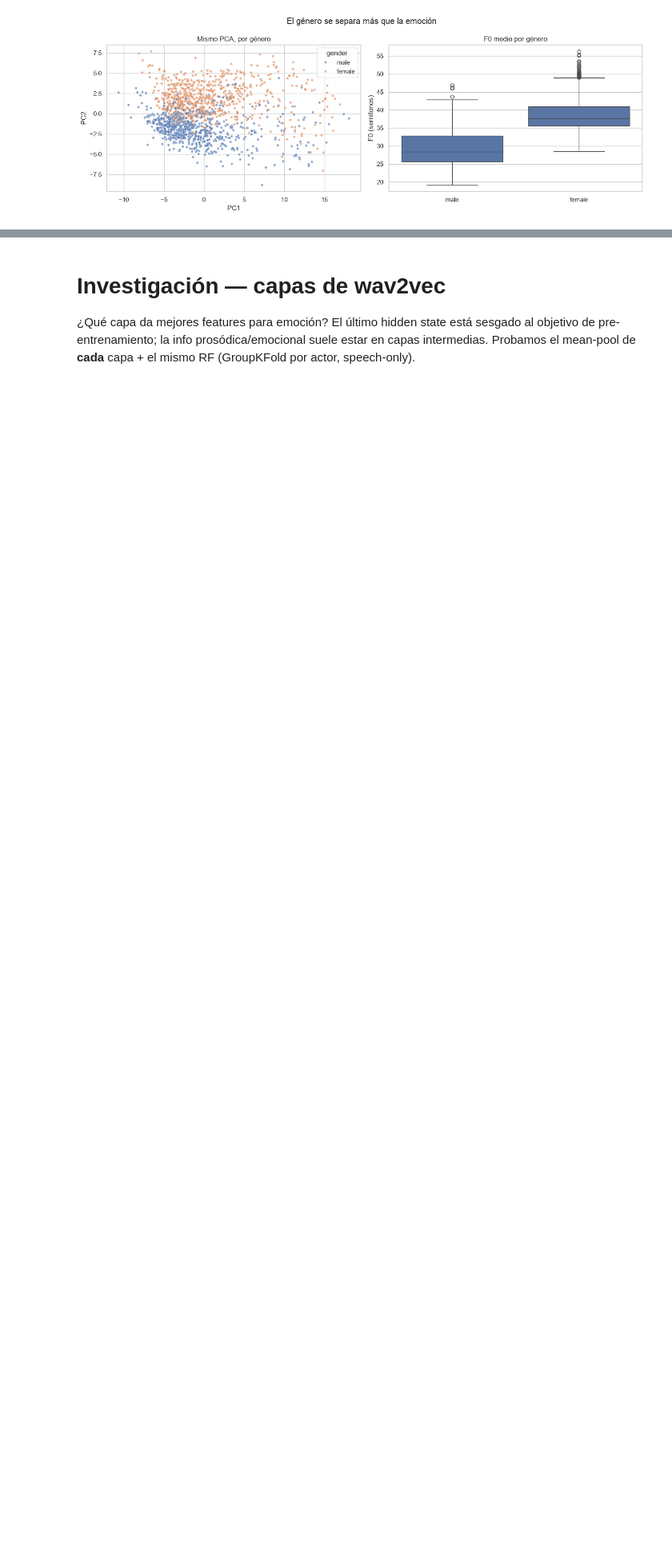
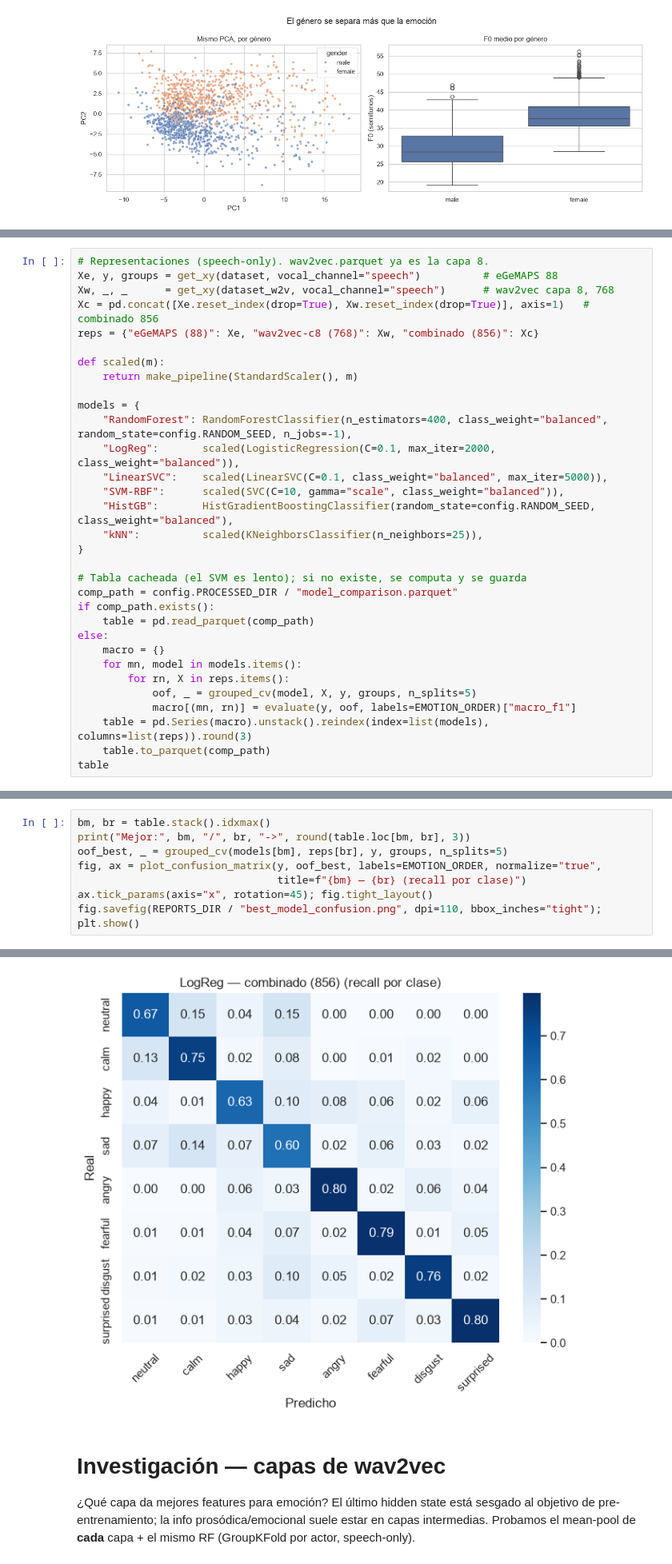
Before and after one commit to BautyGarcia/Gobbie, a Jupyter notebook: notebooks/main.ipynb, the cells around one changed output, grey strips where cells are left out. Shown at 80% size. Drawn from its saved outputs; the diff is of its cells as text; blank space fills up the shorter version.

Commit message:
feat: added logistic regression, wow model

```diff
--- a/notebooks/main.ipynb
+++ b/notebooks/main.ipynb
@@ -252,0 +168,32 @@ surprised    0.580    0.422      0.549
+# %%
+# Representaciones (speech-only). wav2vec.parquet ya es la capa 8.
+Xe, y, groups = get_xy(dataset, vocal_channel="speech")          # eGeMAPS 88
+Xw, _, _      = get_xy(dataset_w2v, vocal_channel="speech")      # wav2vec capa 8, 768
+Xc = pd.concat([Xe.reset_index(drop=True), Xw.reset_index(drop=True)], axis=1)   # combinado 856
+reps = {"eGeMAPS (88)": Xe, "wav2vec-c8 (768)": Xw, "combinado (856)": Xc}
+
+def scaled(m):
+    return make_pipeline(StandardScaler(), m)
+
+models = {
+    "RandomForest": RandomForestClassifier(n_estimators=400, class_weight="balanced", random_state=config.RANDOM_SEED, n_jobs=-1),
+    "LogReg":       scaled(LogisticRegression(C=0.1, max_iter=2000, class_weight="balanced")),
+    "LinearSVC":    scaled(LinearSVC(C=0.1, class_weight="balanced", max_iter=5000)),
+    "SVM-RBF":      scaled(SVC(C=10, gamma="scale", class_weight="balanced")),
+    "HistGB":       HistGradientBoostingClassifier(random_state=config.RANDOM_SEED, class_weight="balanced"),
+    "kNN":          scaled(KNeighborsClassifier(n_neighbors=25)),
+}
+
+# Tabla cacheada (el SVM es lento); si no existe, se computa y se guarda
+comp_path = config.PROCESSED_DIR / "model_comparison.parquet"
+if comp_path.exists():
+    table = pd.read_parquet(comp_path)
+else:
+    macro = {}
+    for mn, model in models.items():
+        for rn, X in reps.items():
+            oof, _ = grouped_cv(model, X, y, groups, n_splits=5)
+            macro[(mn, rn)] = evaluate(y, oof, labels=EMOTION_ORDER)["macro_f1"]
+    table = pd.Series(macro).unstack().reindex(index=list(models), columns=list(reps)).round(3)
+    table.to_parquet(comp_path)
+table
@@ -252,0 +210,9 @@ surprised    0.580    0.422      0.549
+# %%
+bm, br = table.stack().idxmax()
+print("Mejor:", bm, "/", br, "->", round(table.loc[bm, br], 3))
+oof_best, _ = grouped_cv(models[bm], reps[br], y, groups, n_splits=5)
+fig, ax = plot_confusion_matrix(y, oof_best, labels=EMOTION_ORDER, normalize="true",
+                                title=f"{bm} — {br} (recall por clase)")
+ax.tick_params(axis="x", rotation=45); fig.tight_layout()
+fig.savefig(REPORTS_DIR / "best_model_confusion.png", dpi=110, bbox_inches="tight"); plt.show()
+# %% [output]
@@ -253,3 +220,4 @@ surprised    0.580    0.422      0.549
+[figure, added]
 # %% [markdown]
 # Investigación — capas de wav2vec
 
```
Also changed, not shown: parts of 29 cells of this notebook, 1 other file.
